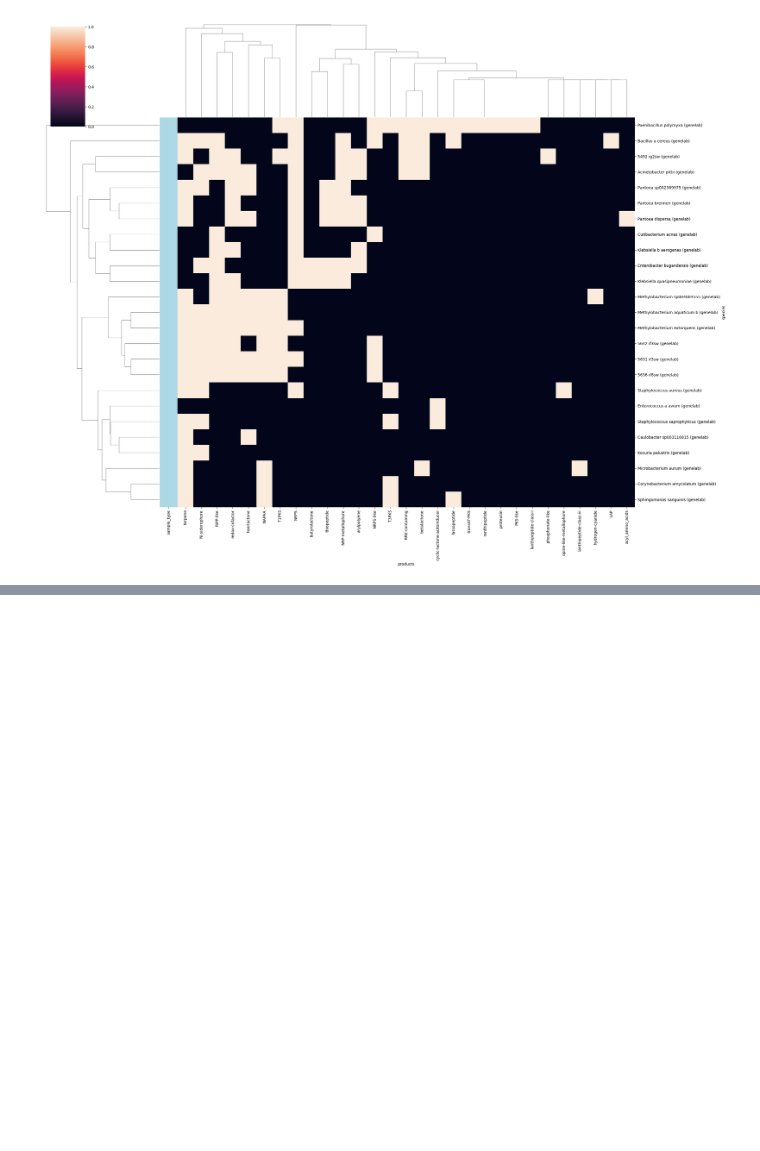
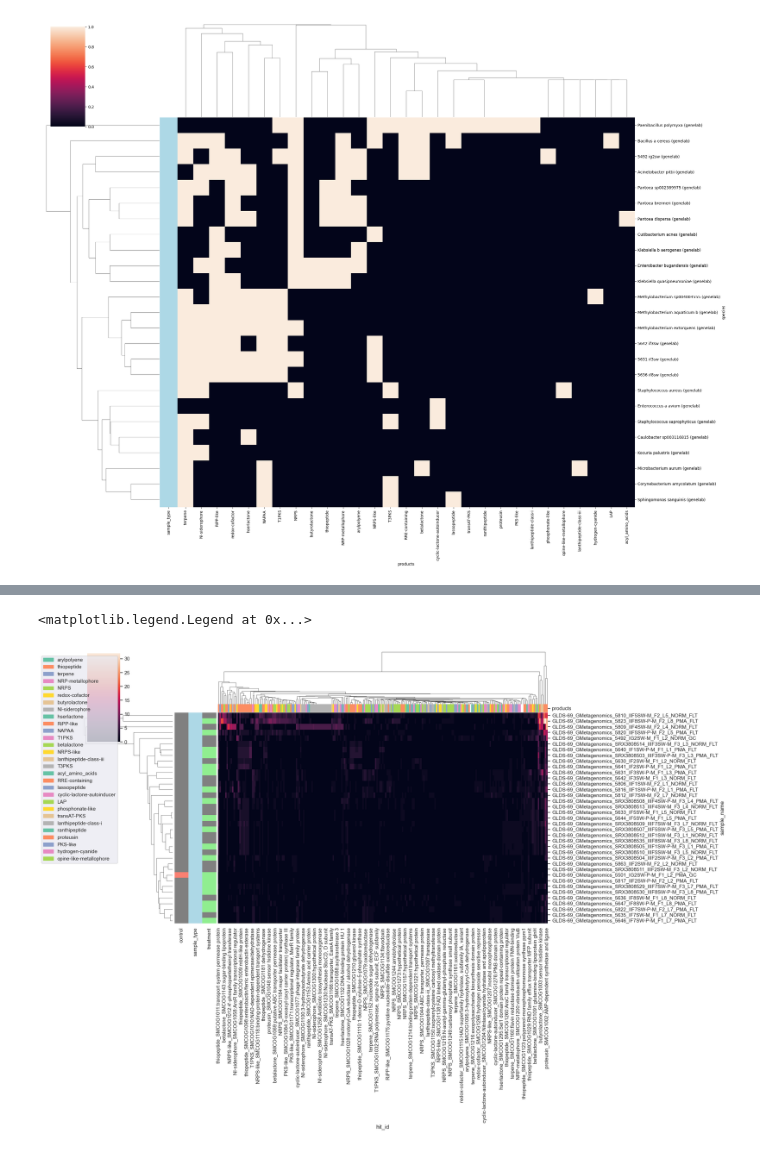
Before and after one commit to giovannellilab/esa-hackathon, a Jupyter notebook: notebooks/antiSMASH.ipynb, the cells around one changed output, grey strips where cells are left out. Cells and saved outputs as stored; diff of their text form; code cells hidden in the pictures; blank space fills up the shorter version.

Commit message:
Add initial clustermap for genes

```diff
--- a/notebooks/antiSMASH.ipynb
+++ b/notebooks/antiSMASH.ipynb
@@ -421,0 +479,4 @@ fig.savefig(
+# %%
+heat_df_genes = get_heat_df(df=results_df_genes, target_col="hit_id")
+heat_df_genes, row_colors_genes = get_annotations(heat_df_genes)
+heat_df_genes.head()
@@ -421,0 +518,27 @@ fig.savefig(
+# %%
+# Generate legend
+import matplotlib.pyplot as plt
+import matplotlib.patches as mpatches
+
+products_legend = []
+for key in color_mapping_prod_hits:
+        data_key = mpatches.Patch(
+            color=color_mapping_prod_hits[key],
+            label=key
+        )
+        products_legend.append(data_key)
+# %%
+fig = sns.clustermap(
+    data=heat_df_genes,
+    row_colors=row_colors_genes,
+    col_colors=col_colors_genes,
+    figsize=(20, 15)
+)
+plt.legend(handles=products_legend)
+# fig.savefig(
+#     fname="../figures/antismash-heatmap-genes-absolute.svg",
+#     dpi=500
+# )
+# %% [output]
+<matplotlib.legend.Legend at 0x...>
+[figure, added]
```
Also changed, not shown: parts of 5 cells of this notebook.
